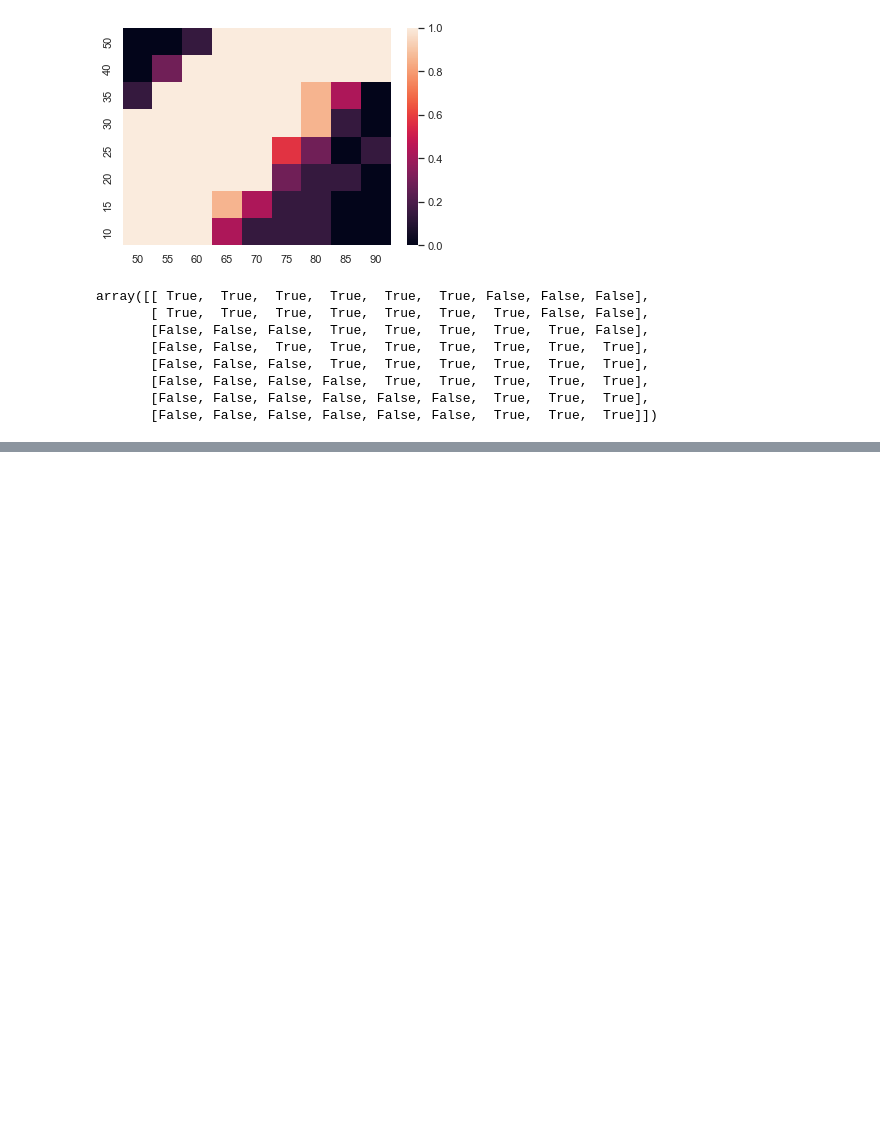
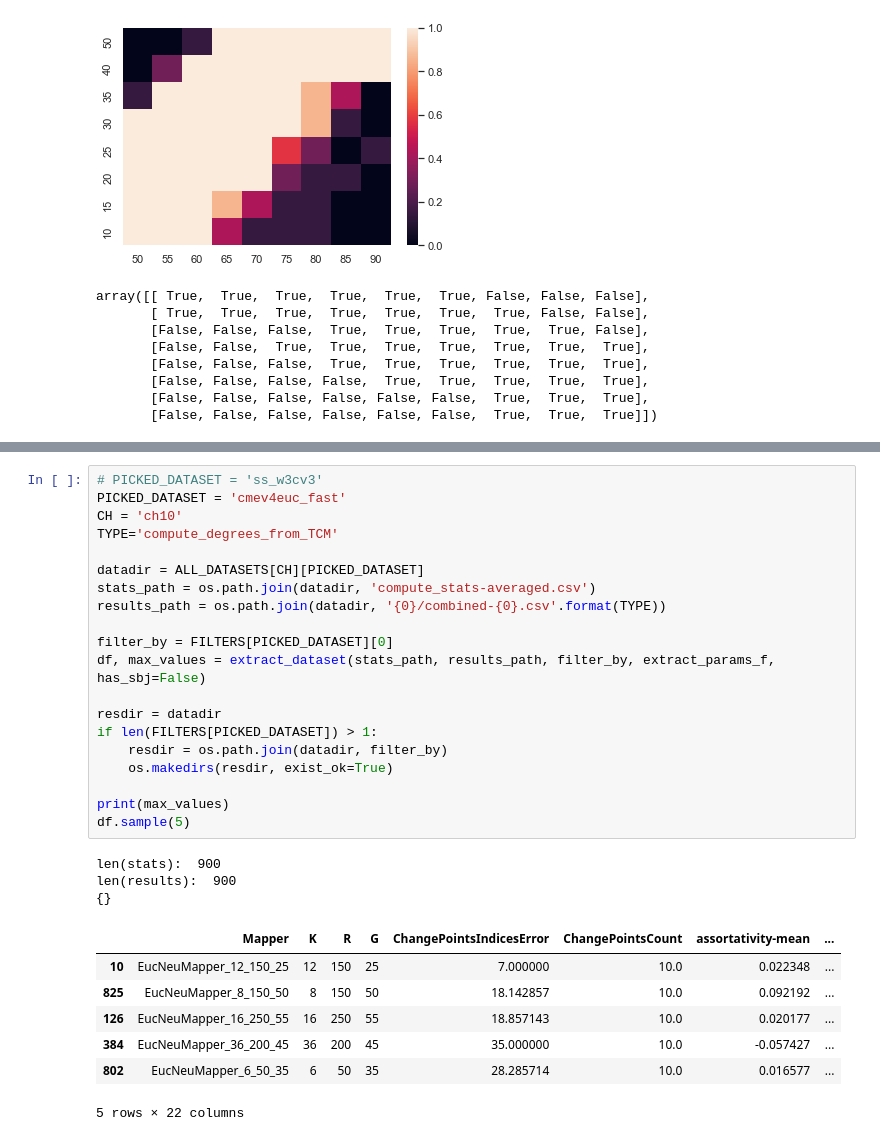
Before and after one commit to braindynamicslab/demapper, a Jupyter notebook: notebooks/plot_R_G_scatter.ipynb, the cells around one changed output, grey strips where cells are left out. Drawn from its saved outputs; the diff is of its cells as text; blank space fills up the shorter version.

```diff
--- a/notebooks/plot_R_G_scatter.ipynb
+++ b/notebooks/plot_R_G_scatter.ipynb
@@ -212,0 +307,31 @@ array([[ True,  True,  True,  True,  True,  True, False, False, False],
+# %%
+# PICKED_DATASET = 'ss_w3cv3'
+PICKED_DATASET = 'cmev4euc_fast'
+CH = 'ch10'
+TYPE='compute_degrees_from_TCM'
+
+datadir = ALL_DATASETS[CH][PICKED_DATASET]
+stats_path = os.path.join(datadir, 'compute_stats-averaged.csv')
+results_path = os.path.join(datadir, '{0}/combined-{0}.csv'.format(TYPE))
+
+filter_by = FILTERS[PICKED_DATASET][0]
+df, max_values = extract_dataset(stats_path, results_path, filter_by, extract_params_f, has_sbj=False)
+
+resdir = datadir
+if len(FILTERS[PICKED_DATASET]) > 1:
+    resdir = os.path.join(datadir, filter_by)
+    os.makedirs(resdir, exist_ok=True)
+
+print(max_values)
+df.sample(5)
+# %% [output]
+len(stats):  900
+len(results):  900
+{}
+|  | Mapper | K | R | G | ChangePointsIndicesError | ChangePointsCount | assortativity-mean | ... |
+| 10 | EucNeuMapper_12_150_25 | 12 | 150 | 25 | 7.000000 | 10.0 | 0.022348 | ... |
+| 825 | EucNeuMapper_8_150_50 | 8 | 150 | 50 | 18.142857 | 10.0 | 0.092192 | ... |
+| 126 | EucNeuMapper_16_250_55 | 16 | 250 | 55 | 18.857143 | 10.0 | 0.020177 | ... |
+| 384 | EucNeuMapper_36_200_45 | 36 | 200 | 45 | 35.000000 | 10.0 | -0.057427 | ... |
+| 802 | EucNeuMapper_6_50_35 | 6 | 50 | 35 | 28.285714 | 10.0 | 0.016577 | ... |
+5 rows × 22 columns
```
Also changed, not shown: parts of 7 cells of this notebook, 4 other files.
